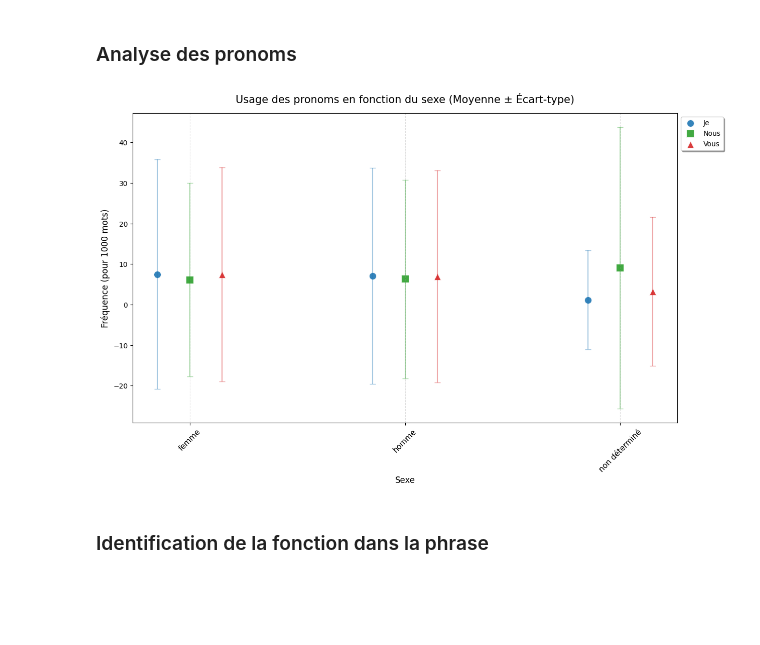
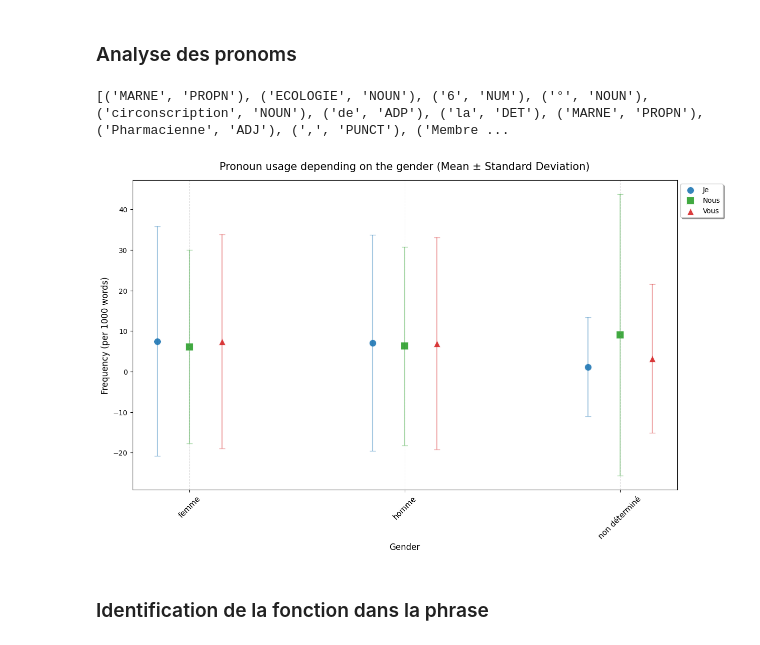
Before and after one commit to itsreivilo/Projet-de-NLP-Olivier, a Jupyter notebook: NLP Olivier.ipynb, the cells around one changed output. Drawn from its saved outputs; the diff is of its cells as text; code cells hidden in the pictures; blank space fills up the shorter version.

```diff
--- a/NLP Olivier.ipynb
+++ b/NLP Olivier.ipynb
@@ -167,0 +234,14 @@ transcriptions['texte_nettoye'] = transcriptions['text'].apply(nettoyage_profess
+# %%
+def ttr(text):
+    if not isinstance(text, str):
+        return 0
+
+    words = re.findall(r'\w+', text.lower())
+
+    n = len(words)
+    if n == 0:
+        return 0
+
+    v = len(set(words))
+
+    return v / n
@@ -167,0 +254,8 @@ transcriptions['texte_nettoye'] = transcriptions['text'].apply(nettoyage_profess
+# %%
+transcriptions['diversite_lexicale'] = transcriptions['text'].apply(ttr)
+# %%
+transcriptions = transcriptions.merge(
+    data[["id", "departement", "titulaire-profession"]],
+    on="id",
+    how="left"
+)
@@ -184,3 +338,10 @@ def tokenizer_et_pos(texte_propre):
+# %%
+# Test
+token_extrait = tokenizer_et_pos(extrait_nettoye)
+
+print(token_extrait[:15])
+# %% [output]
+[('MARNE', 'PROPN'), ('ECOLOGIE', 'NOUN'), ('6', 'NUM'), ('°', 'NOUN'), ('circonscription', 'NOUN'), ('de', 'ADP'), ('la', 'DET'), ('MARNE', 'PROPN'), ('Pharmacienne', 'ADJ'), (',', 'PUNCT'), ('Membre ...
 # %%
 textes = transcriptions['texte_nettoye'].tolist()
 ids = transcriptions['id'].tolist()  # adapte selon tes colonnes
@@ -255,11 +417,11 @@ offset = 0.15
 plt.scatter(
     y_pos - offset,
     df['je_p1000']['mean'],
-    s=120,                # Taille des points
-    c='#1f77b4',          # Couleur Bleu
-    marker='o',           # Cercle
+    s=120,
+    c='#1f77b4',
+    marker='o',
     label='Je',
-    edgecolors='white',   # Bordure blanche pour détacher du fond
+    edgecolors='white',
     linewidth=1.5,
     alpha=0.9
 )
@@ -272,7 +434,7 @@ plt.scatter(
     df['nous_p1000']['mean'],
     s=120,
     c='#2ca02c',
-    marker='s',           # Carré
+    marker='s',
     label='Nous',
     edgecolors='white',
     linewidth=1.5,
@@ -280,41 +442,39 @@ plt.scatter(
 )
 # Barres d'erreur pour Nous
 plt.errorbar(y_pos, df['nous_p1000']['mean'], yerr=df['nous_p1000']['std'],
              fmt='none', ecolor='#2ca02c', alpha=0.4, capsize=4)
 
 
 plt.scatter(
     y_pos + offset,
     df['vous_p1000']['mean'],
     s=120,
     c='#d62728',
-    marker='^',           # Triangle
+    marker='^',
     label='Vous',
     edgecolors='white',
     linewidth=1.5,
     alpha=0.9
 )
 # Barres d'erreur pour Vous
 plt.errorbar(y_pos + offset, df['vous_p1000']['mean'], yerr=df['vous_p1000']['std'],
              fmt='none', ecolor='#d62728', alpha=0.4, capsize=4)
 
-plt.title("Usage des pronoms en fonction du sexe (Moyenne ± Écart-type)", fontsize=15, pad=15)
-plt.xlabel("Sexe", fontsize=12)
-plt.ylabel("Fréquence (pour 1000 mots)", fontsize=12)
+plt.title("Pronoun usage depending on the gender (Mean ± Standard Deviation)", fontsize=15, pad=15)
+plt.xlabel("Gender", fontsize=12)
+plt.ylabel("Frequency (per 1000 words)", fontsize=12)
 
-# Remplacement des ticks numériques par les noms des partis
+
 plt.xticks(y_pos, sexe, fontsize=11, rotation = 45)
 
-# Grille horizontale uniquement pour aider à lire les valeurs
 plt.grid(axis='x', linestyle='--', alpha=0.4)
 
-# Légende flottante pour ne pas gêner les points
 plt.legend(loc='upper left', bbox_to_anchor=(1, 1), frameon=True, shadow=True)
 
 plt.savefig("figures/Usage des pronoms en fonction du sexe.png")
 #plt.show()
 # %% [output]
-[figure, old version]
+[figure, new version]
 # %% [markdown]
 ### Identification de la fonction dans la phrase
 # %% [markdown]
```
Also changed, not shown: parts of 29 cells of this notebook, 2 other files.
